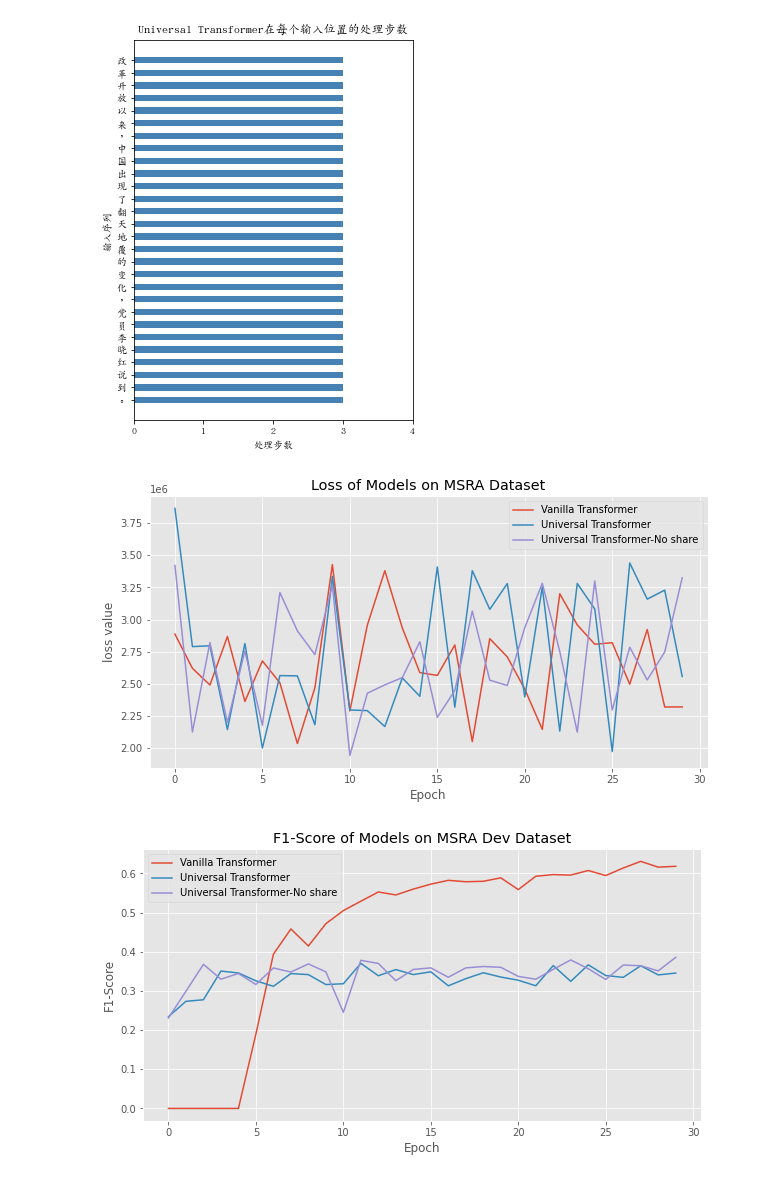
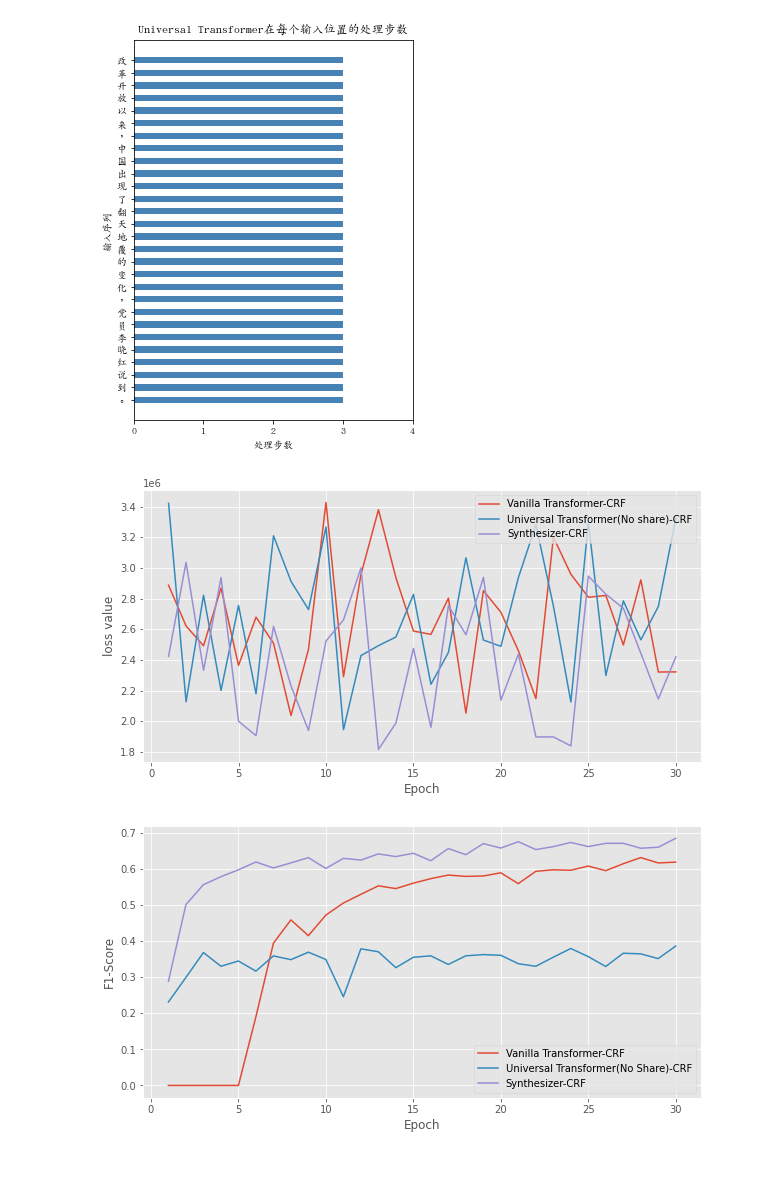
Before and after one commit to LiveTowardTheSea/char_model, a Jupyter notebook: visual.ipynb, the cells around one changed output. Drawn from its saved outputs; the diff is of its cells as text; code cells hidden in the pictures.

```diff
--- a/visual.ipynb
+++ b/visual.ipynb
@@ -88,35 +88,40 @@ plt.show()
 vanilla_loss = [2886907.5, 2621149.0, 2491684.75, 2868211.0, 2363463.0, 2678680.25, 2508595.75, 2036975.25, 2469461.25, 3427498.0, 2290077.0, 2957047.75, 3379525.75, 2934540.0, 2587774.25, 2566165.75, 2802680.75, 2052220.0, 2851470.25, 2710127.0, 2459195.0, 2147038.25, 3200288.0, 2958545.75, 2808522.25, 2819824.0, 2497576.75, 2922407.0, 2320618.25, 2321425.5]
 universal_share_loss = [3863695.75, 2789943.75, 2796045.0, 2145602.75, 2813935.0, 2001954.125, 2564730.5, 2562397.25, 2182777.0, 3335000.0, 2297792.5, 2292508.75, 2169018.25, 2546738.0, 2403735.0, 3408521.75, 2319351.75, 3379576.0, 3079021.5, 3279556.75, 2398820.25, 3251805.75, 2133239.25, 3280373.0, 3082124.0, 1974726.25, 3439274.5, 3158704.0, 3228419.25, 2557815.75]
 universal_no_share_loss = [3420660.25, 2126520.0, 2821406.75, 2200218.75, 2755021.75, 2178567.0, 3209516.75, 2911989.5, 2728348.25, 3266703.75, 1944445.75, 2427869.5, 2492528.0, 2549260.0, 2827370.5, 2240540.25, 2448539.75, 3065996.0, 2529109.75, 2487948.25, 2936897.75, 3281630.0, 2751849.5, 2125306.5, 3299476.25, 2298180.5, 2784873.25, 2530838.75, 2747895.25, 3323928.75]
-x = range(len(vanilla_loss))
+syn_loss=[2422816.0, 3036209.25, 2331636.0, 2936880.5, 1999610.125, 1905075.625, 2618672.75, 2229768.0, 1939104.625, 2522585.0, 2661013.75, 2999616.5, 1815429.125, 1988551.875, 2474785.5, 1959286.0, 2753731.25, 2563944.0, 2938647.0, 2137273.5, 2437274.25, 1896748.75, 1897352.625, 1838566.0, 2945937.25, 2828269.0, 2736161.5, 2442821.75, 2144822.75, 2419639.25]
+syn_fr_loss=[2985539.5, 2895149.25, 2730682.75, 2929171.75, 2723282.0, 2342797.75, 2903449.5, 1905110.25, 2389830.0, 1815835.875, 2860750.0, 1878835.0, 2119653.25, 1798872.875, 3089402.25, 2763313.0, 2676270.5, 2973726.25, 2289276.25, 2012336.75, 2922629.5, 2069638.625, 2023879.0, 2543836.0, 2731071.0, 1807899.875, 1847877.0, 1861877.25, 2988791.75, 3033223.0]
+x = range(1,len(vanilla_loss)+1)
 #plt.ylim((1000000, 4000000))
 plt.style.use('ggplot')
 plt.figure(figsize=(10,5))
-plt.title("Loss of Models on MSRA Dataset")
+#plt.title("Loss of Models on MSRA Dataset")
 plt.xlabel("Epoch")
 plt.ylabel("loss value")
-plt.plot(x,vanilla_loss,'-',label='Vanilla Transformer')
-plt.plot(x,universal_share_loss,'-',label='Universal Transformer')
-plt.plot(x,universal_no_share_loss,'-',label='Universal Transformer-No share')
-plt.legend()
+plt.plot(x,vanilla_loss,'-',label='Vanilla Transformer-CRF')
+#plt.plot(x,universal_share_loss,'-',label='Universal Transformer')
+plt.plot(x,universal_no_share_loss,'-',label='Universal Transformer(No share)-CRF')
+plt.plot(x,syn_loss,"-",label="Synthesizer-CRF")
+#plt.plot(x,syn_fr_loss,"-",label="syn_fr")
+plt.legend(loc="upper right")
 plt.grid(True)
 # %% [output]
-[figure, old version]
+[figure, new version]
 # %%
 vanilla_f1=[0, 0, 0, 0, 0, 0.1900596421471173, 0.3938386136880798, 0.45836939588021464, 0.414833215046132, 0.47178740444120854, 0.5052234971741737, 0.5292006525285481, 0.5527700402352212, 0.5452054794520548, 0.5602135343067985, 0.5727243278263685, 0.5825806451612904, 0.5789234268385139, 0.5800950975569765, 0.5888799355358583, 0.5588938204165244, 0.5929344366645449, 0.5972265023112481, 0.5959443099273609, 0.6075949367088608, 0.594756554307116, 0.6139947940591027, 0.6309974747474747, 0.616198347107438, 0.6184170003079766]
 share_f1 =[0.2344249201277955, 0.27356675644478645, 0.27760134504016437, 0.3508322663252241, 0.3459707282666197, 0.32595501606569083, 0.3118259915920307, 0.344419807834442, 0.3417813178855902, 0.3163548805334321, 0.3184573002754821, 0.3704998252359315, 0.3388728323699422, 0.3546572934973638, 0.34187122020633226, 0.34894872740686095, 0.31318579133345736, 0.33141370982723384, 0.3465206640762981, 0.3355580274378939, 0.32744490985248587, 0.3132749817651349, 0.36489767603191126, 0.3245406585410224, 0.3668000696015313, 0.33935529578462625, 0.3347794649313087, 0.3643668122270743, 0.34101719721917306, 0.345679012345679]
 no_share_f1 = [0.23110580747812254, 0.2991483321504613, 0.36801107841440195, 0.3301073376737639, 0.34460271151535954, 0.31655992680695333, 0.35876145995502506, 0.34833659491193736, 0.36906424581005587, 0.34882083773319256, 0.24554455445544554, 0.3782571182053494, 0.3702564102564102, 0.32623853211009174, 0.3549965059399022, 0.3589484327603641, 0.3350524630979904, 0.3589924255768892, 0.36243093922651937, 0.3604610548375829, 0.3372113835689995, 0.3299835556367623, 0.3550941404187929, 0.3792982456140351, 0.3568376068376068, 0.32939914163090134, 0.3661726242371403, 0.3644214162348877, 0.35128888888888893, 0.3859530643255107]
-x = range(len(vanilla_loss))
+syn_f1=[0.28854219090756583, 0.5008919015340706, 0.5560095335376234, 0.5781433607520564, 0.5971337579617835, 0.6188530791345135, 0.602203182374541, 0.616355894875936, 0.630967336683417, 0.6009389671361502, 0.6289156626506023, 0.6241480038948394, 0.6411527734738147, 0.6338470746670657, 0.6429922864211906, 0.622356495468278, 0.6560441244063122, 0.6389817024661893, 0.6697315734836127, 0.65738244983528, 0.6749555950266429, 0.6532163742690058, 0.6613290632506005, 0.6729356450191007, 0.6614607257694075, 0.670509977827051, 0.6705593116164721, 0.6568931491401184, 0.6596607116048642, 0.6842837273991655]
+x = range(1,len(vanilla_loss)+1)
 #plt.ylim((1000000, 4000000))
 plt.style.use('ggplot')
 plt.figure(figsize=(10,5))
-plt.title("F1-Score of Models on MSRA Dev Dataset")
+#plt.title("F1-Score of Models on MSRA Dev Dataset")
 plt.xlabel("Epoch")
 plt.ylabel("F1-Score")
-plt.plot(x,vanilla_f1,'-',label='Vanilla Transformer')
-plt.plot(x,share_f1,'-',label='Universal Transformer')
-plt.plot(x,no_share_f1,'-',label='Universal Transformer-No share')
+plt.plot(x,vanilla_f1,'-',label='Vanilla Transformer-CRF')
+plt.plot(x,no_share_f1,'-',label='Universal Transformer(No Share)-CRF')
+plt.plot(x,syn_f1,'-',label='Synthesizer-CRF')
 plt.legend()
 plt.grid(True)
 # %% [output]
-[figure, old version]
+[figure, new version]
```
Also changed, not shown: parts of 3 cells of this notebook, 48 other files.
